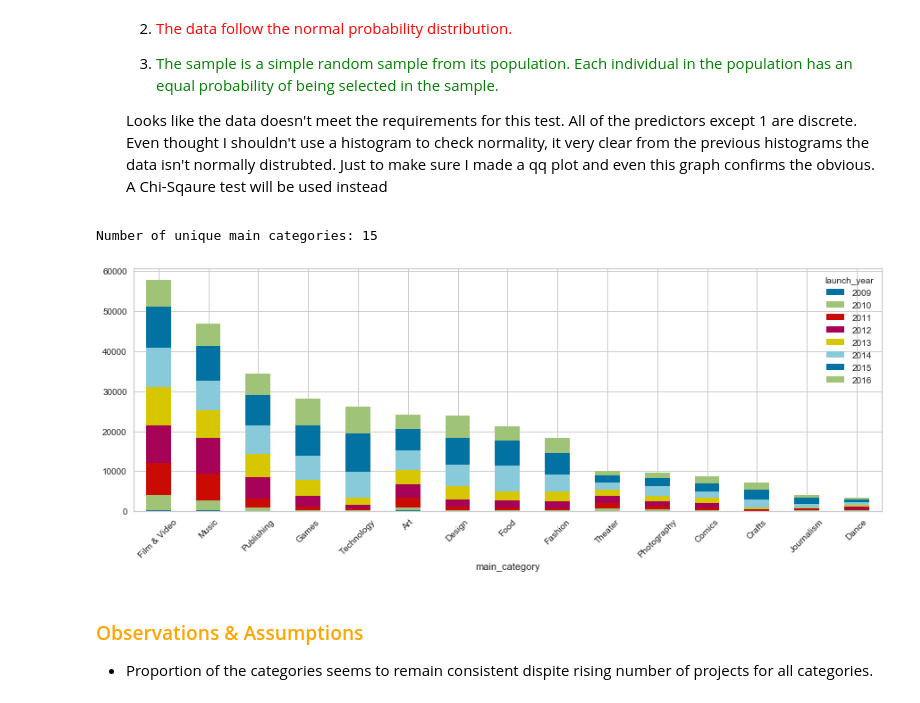
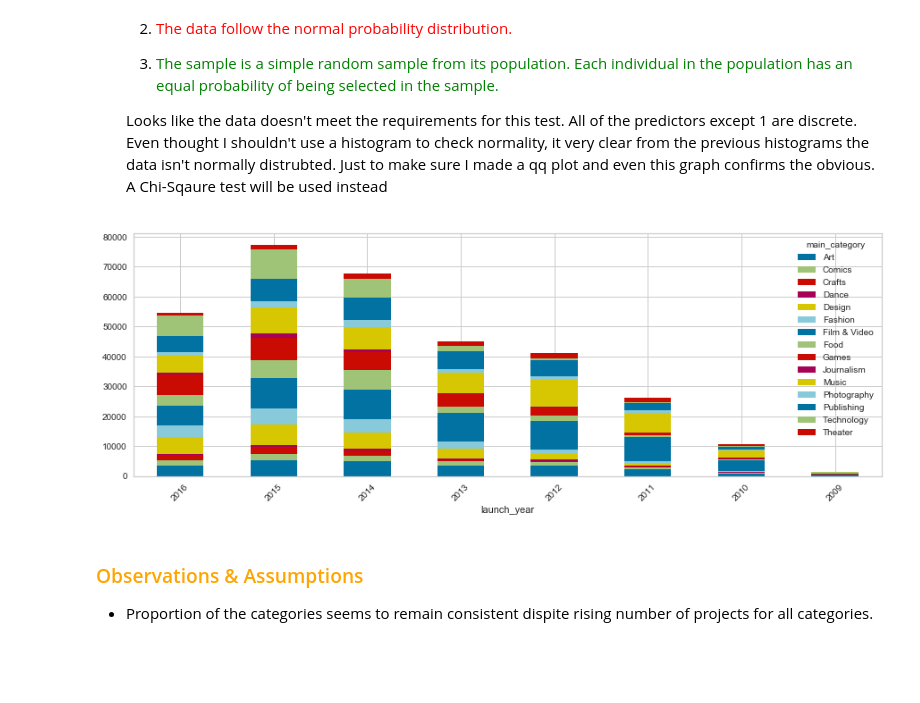
Before and after one commit to LaurentStar/Kick-Starter-Analysis, a Jupyter notebook: Exploratory_Data_Analysis.ipynb, the cells around one changed output. Drawn from its saved outputs; the diff is of its cells as text; code cells hidden in the pictures; blank space fills up the shorter version.

```diff
--- a/Exploratory_Data_Analysis.ipynb
+++ b/Exploratory_Data_Analysis.ipynb
@@ -642,17 +645,14 @@ Number of unique main categories: 15
     normally distrubted. Just to make sure I made a qq plot and even this graph confirms the obvious. A Chi-Sqaure test
     will be used instead
 # %%
-print("Number of unique main categories:", clean_df['main_category'].nunique())
-
 df_plot = (clean_df.groupby(['launch_year', 'main_category']).size()
                                                             .reset_index()
-                                                            .pivot(columns='launch_year', index='main_category', values=0))
+                                                            .pivot(columns='main_category', index='launch_year', values=0))
 df_plot['total'] = df_plot.sum(axis=1)
-df_plot.sort_values('total', ascending=False, inplace=True)
+df_plot.sort_values('launch_year', ascending=False, inplace=True)
 df_plot[df_plot.columns[:-1]].plot(kind='bar', stacked=True, rot=45, figsize=(15,5));
 # %% [output]
-Number of unique main categories: 15
-[figure, old version]
+[figure, new version]
 # %% [markdown]
 ### <span style="color:orange">Observations & Assumptions </span>
 - Proportion of the categories seems to remain consistent dispite rising number of projects for all categories.
```
Also changed, not shown: parts of 3 cells of this notebook, 1 other file.
